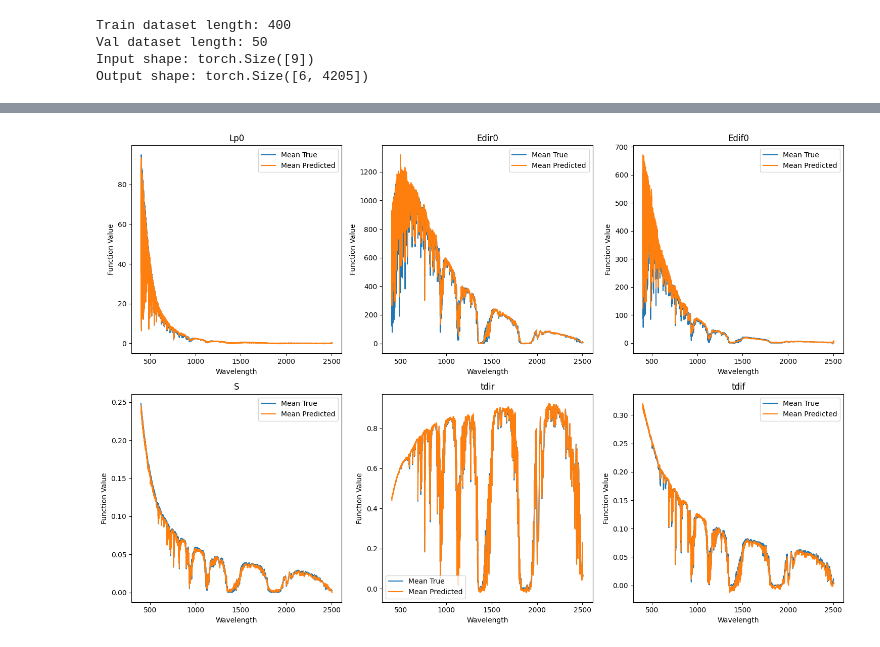
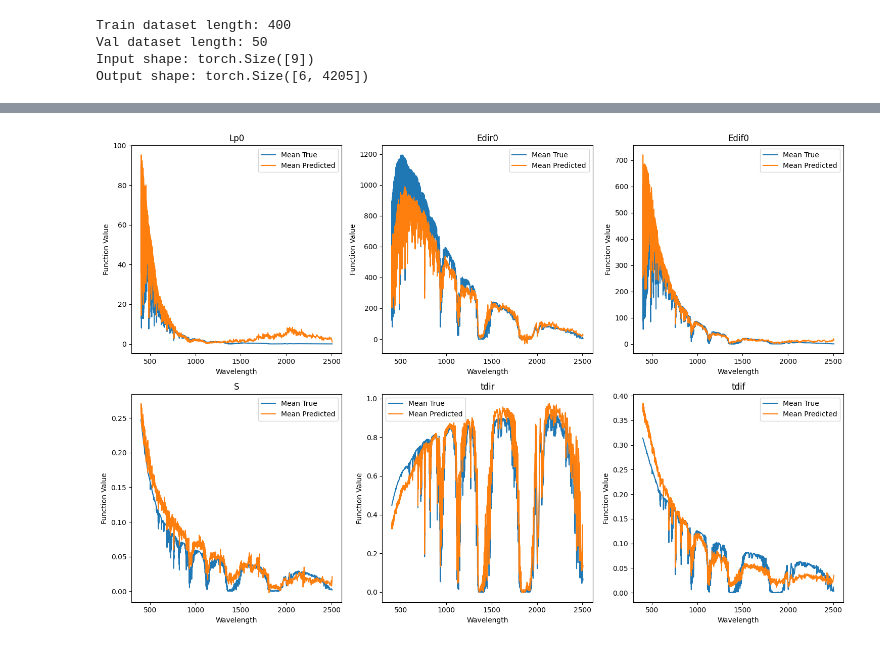
Before and after one commit to Teolul/Masters_Thesis, a Jupyter notebook: cnn_pipeline.ipynb, the cells around one changed output, grey strips where cells are left out. Saved outputs shown, nothing was run; the diff lists cells and outputs as text; code cells hidden in the pictures.

```diff
--- a/cnn_pipeline.ipynb
+++ b/cnn_pipeline.ipynb
@@ -207,6 +267,6 @@ class EmulatorSet2(nn.Module):
 # %%
 # quick model test
-model = EmulatorSet2().to(device)
+model = EmulatorSet1().to(device)
 model.eval()
 
 # dummy input: (batch_size, 9)
@@ -242,6 +302,7 @@ Estimated Total Size (MB): 1.68
 # define datasets and dataloaders
 train_ds = Dataset(X_tr, Y_tr)
 val_ds = Dataset(X_val, Y_val)
+test_ds = Dataset(X_test, Y_test)
 
 print("Train dataset length:", len(train_ds))
 print("Val dataset length:", len(val_ds))
@@ -253,6 +314,7 @@ print("Output shape:", y.shape)
 
 train_dl = DataLoader(train_ds, batch_size=4, shuffle=True)
 val_dl = DataLoader(val_ds, batch_size=4)
+test_dl = DataLoader(test_ds, batch_size=4)
 # %% [output]
 Train dataset length: 400
 Val dataset length: 50
@@ -526,23 +644,33 @@ Final Test Loss: 467.00 | Final Test MRE: 476714.50
 # %%
 # predict on test set for visualization
-X_test_tensor = torch.tensor(X_test, dtype=torch.float32).to(device)
+X_test_tensor = torch.tensor(X_test_scaled, dtype=torch.float32).to(device)
 with torch.no_grad():
     y_pred = model(X_test_tensor)
+    if model._get_name() != "EmulatorSet1":
+        pred_unscaled_list = []
+        for i in range(globals.N_FUNCTIONS):
+            pred_unscaled = y_scalers[i].inverse_transform(y_pred[i].cpu().numpy())
+            pred_unscaled = pca_list[i].inverse_transform(pred_unscaled)
+            pred_unscaled_list.append(pred_unscaled)
+
 
 plt.figure(figsize=(15, 10))
 for i in range(globals.N_FUNCTIONS):  # iterate over functions
 
     plt.subplot(2, 3, i + 1)
 
     plt.plot(wavelengths, np.mean(Y_test[:, i, :], axis=0), label="Mean True")
-    plt.plot(wavelengths, np.mean(y_pred[i].squeeze(0).cpu().numpy(), axis=0), label="Mean Predicted")
+    if model._get_name() != "EmulatorSet1":
+        plt.plot(wavelengths, np.mean(pred_unscaled_list[i], axis=0), label="Mean Predicted")
+    else:
+        plt.plot(wavelengths, np.mean(y_pred[i].squeeze(0).cpu().numpy(), axis=0), label="Mean Predicted")
 
     plt.title(f"{function_names[i]}")
     plt.xlabel("Wavelength")
     plt.ylabel("Function Value")
     plt.legend()
 
 plt.tight_layout()
 plt.show()
 # %% [output]
-[figure, old version]
+[figure, new version]
```
Also changed, not shown: parts of 5 cells of this notebook, 1 other file.
